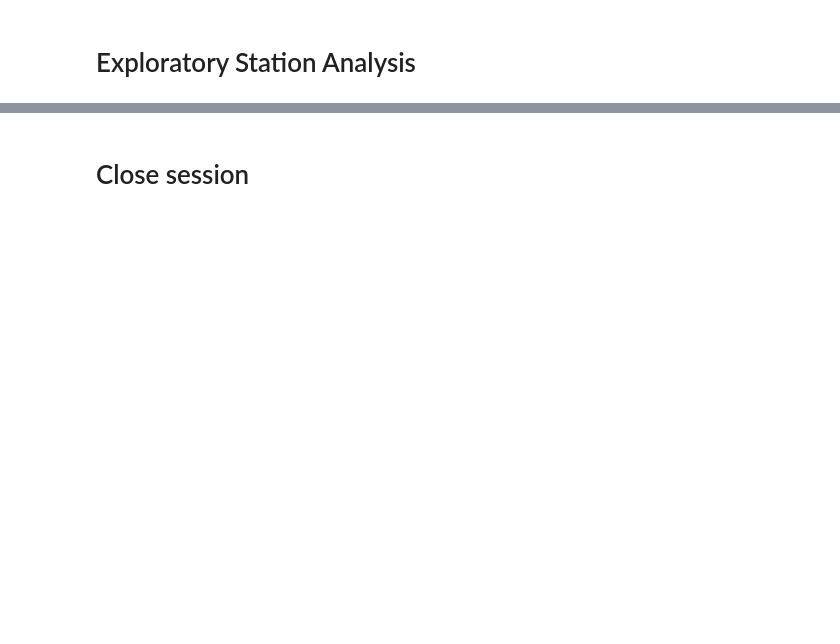
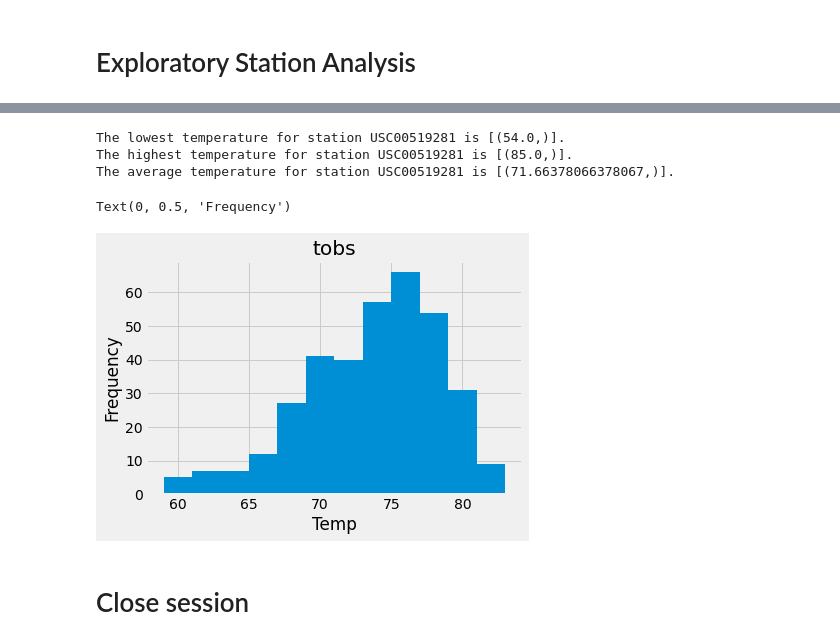
Before and after one commit to cannon-kaycee/sqlalchemy-challenge, a Jupyter notebook: climate_starter.ipynb, the cells around one changed output, grey strips where cells are left out. Cells and saved outputs as stored; diff of their text form; code cells hidden in the pictures; blank space fills up the shorter version.

```diff
--- a/climate_starter.ipynb
+++ b/climate_starter.ipynb
@@ -96,3 +130,40 @@ TypeError: unsupported operand type(s) for -: 'str' and 'datetime.timedelta'
+# %%
+# Using the most active station id from the previous query, calculate the lowest, highest, and average temperature.
+
+lowest_temp=session.query(func.min(Measurement.tobs)).filter(Measurement.station=='USC00519281').all()
+print(f"The lowest temperature for station USC00519281 is {lowest_temp}.")
+
+highest_temp=session.query(func.max(Measurement.tobs)).filter(Measurement.station=='USC00519281').all()
+print(f"The highest temperature for station USC00519281 is {highest_temp}.")
+
+avg_temp=session.query(func.avg(Measurement.tobs)).filter(Measurement.station=='USC00519281').all()
+print(f"The average temperature for station USC00519281 is {avg_temp}.")
+# %% [output]
+The lowest temperature for station USC00519281 is [(54.0,)].
+The highest temperature for station USC00519281 is [(85.0,)].
+The average temperature for station USC00519281 is [(71.66378066378067,)].
+# %%
+# Using the most active station id
+# Query the last 12 months of temperature observation data for this station and plot the results as a histogram
+
+recent_date_active=session.query(Measurement).filter(Measurement.station=='USC00519281').order_by(Measurement.date.desc()).first()
+recent_date_active.date
+
+year_ago_active = dt.date(2017,8,18) - dt.timedelta(days=365)
+year_ago_active
+
+year_ago_data_active=session.query(Measurement.date, Measurement.tobs).filter(Measurement.station=='USC00519281').filter(Measurement.date > '2016-08-18')
+year_ago_data_active.all()
+
+year_ago_data_active_df=pd.DataFrame(year_ago_data_active, columns=['date','tobs'])
+year_ago_data_active_df.head()
+
+year_ago_data_active_df.hist(bins=12)
+plt.xlabel('Temp')
+plt.ylabel('Frequency')
+# %% [output]
+Text(0, 0.5, 'Frequency')
+[figure, added]
 # %% [markdown]
 # Close session
 # %%
```
Also changed, not shown: parts of 13 cells of this notebook.
